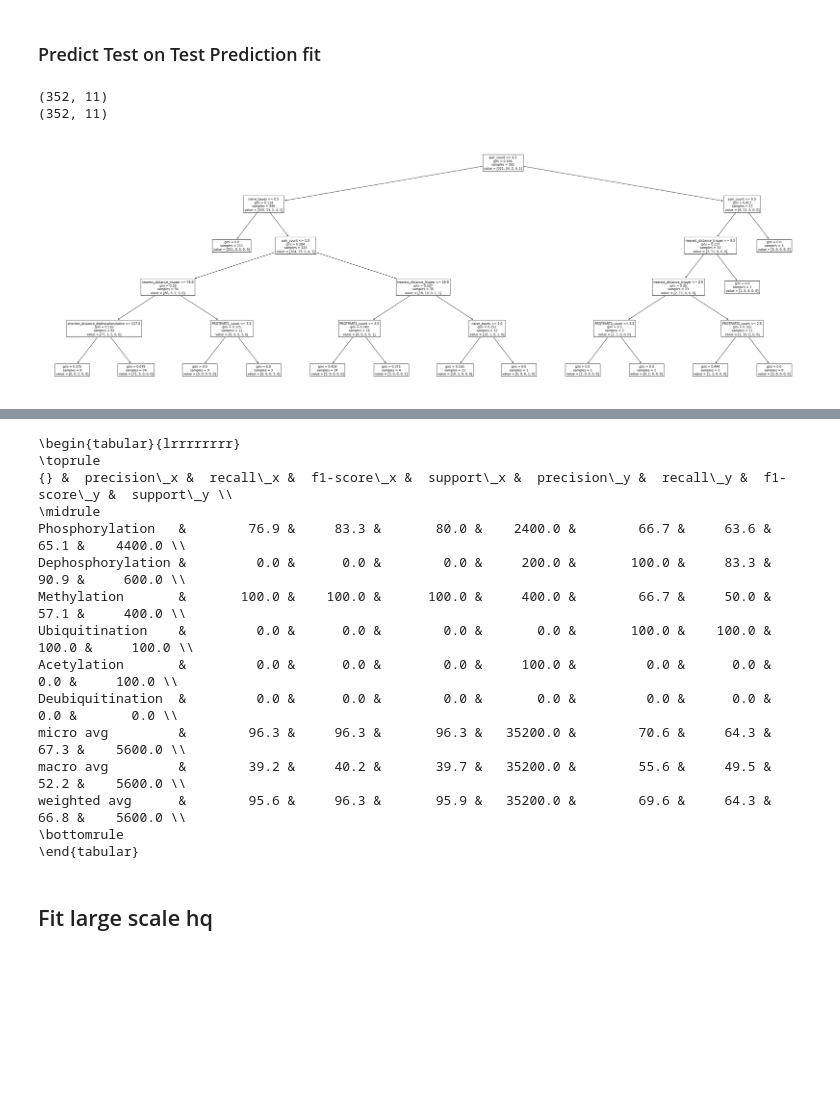
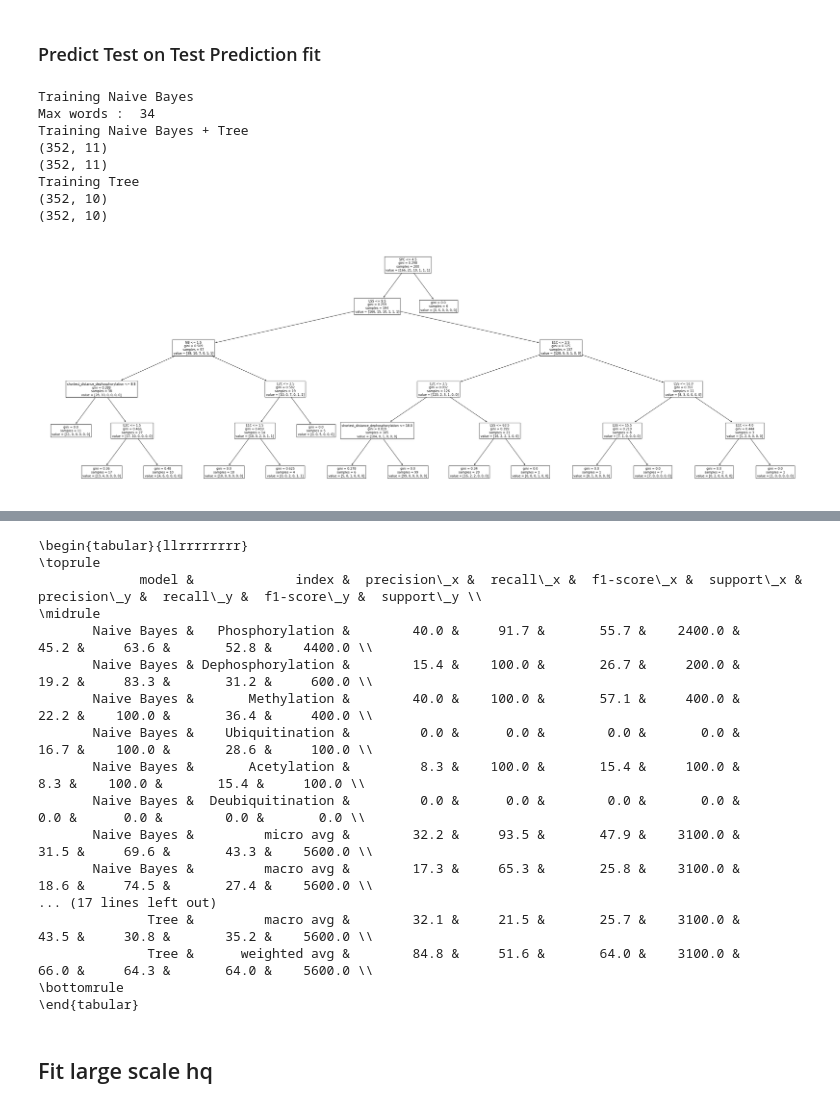
Before and after one commit to elangovana/bert-shortcuts, a Jupyter notebook: notebooks/ptm_ppi_shortcut_analysis.ipynb, the cells around one changed output, grey strips where cells are left out. Saved outputs shown, nothing was run; the diff lists cells and outputs as text; code cells hidden in the pictures; blank space fills up the shorter version.

```diff
--- a/notebooks/ptm_ppi_shortcut_analysis.ipynb
+++ b/notebooks/ptm_ppi_shortcut_analysis.ipynb
@@ -75,30 +97,33 @@ def float_percent_format(x):
 def int_format(x):
      return str(int(x))
 
-def print_report(actual, pred, latex=True, labels=None, label_names = renamed_labels):
+def print_report(actual, pred, labels=None, label_names = renamed_labels):
 
     pos_f1 = sklearn.metrics.f1_score(actual, pred, labels=labels, average='micro',
                                   sample_weight=None, zero_division=0)
     all_f1 = sklearn.metrics.f1_score(actual, pred, average='micro', sample_weight=None, zero_division=0)
-    print(sklearn.metrics.classification_report(actual,
-                                            pred,
-                                            output_dict=False,
-                                            labels=labels,zero_division=0)
-     )
 
 
+    d = sklearn.metrics.classification_report(actual,
+                                            pred,
+                                            output_dict=True,
+                                            labels=labels,zero_division=0)
+    df =  pd.DataFrame(d).T
+    df.index = list(map(lambda x: label_names[int(x)] if isint( x) else x, df.index))
 
-    if latex:
+    return df
 
-        d = sklearn.metrics.classification_report(actual,
-                                                pred,
-                                                output_dict=True,
-                                                labels=labels,zero_division=0)
-        df =  pd.DataFrame(d).T
-        df.index = list(map(lambda x: label_names[int(x)] if isint( x) else x, df.index))
+def print_report_all_classifiers(actual, results_dict, *args, **kwargs):
+    result = []
+    for k, v in results_dict.items():
+        df = print_report(actual,v["predictions"],  *args, **kwargs)
+        df.insert (0, "model", k)
 
-        print(df.to_latex(formatters = {"precision": float_percent_format, "recall":float_percent_format, "f1-score":float_percent_format,"support":int_format }))
-        return df
+        result.append(df)
+    df = pd.concat(result)
+    df.insert(1, "index", df.index)
+    print(df.to_latex(index=False, formatters = {"precision": float_percent_format, "recall":float_percent_format, "f1-score":float_percent_format,"support":int_format }))
+    return df
 # %%
 def plot_tree(m):
     _, ax = plt.subplots(1,1, figsize=(45,15))
@@ -269,15 +275,23 @@ weighted avg      &      69.6 &   64.3 &     66.8 &      56 \\
 # %%
 df_test_prediction = load_valtest_ensemble_pred(test_predictions_file)
 
-t_m, df_test_prediction["shortcut_pred"] = train_and_predict(df_test_prediction, min_df=1)
+result_test_bp = train_and_predict_all_classifiers(df_test_prediction, min_df=1)
 
-plot_tree(t_m)
+plot_tree(result[NAIVE_BAYES_WITH_TREE]["m"])
+print_report_all_classifiers(df_test_prediction["y"], result_test_bp,  pos_labels)
+
+print_report_all_classifiers(df_test_prediction["y"], result_test_bp, all_labels)
 
 
-print_report(df_test_prediction["y"], df_test_prediction["shortcut_pred"], False, pos_labels)
 
-l_test_pred =  print_report(df_test_prediction["y"], df_test_prediction["shortcut_pred"], True, pos_labels)
+l_test_pred =  print_report_all_classifiers(df_test_prediction["y"], result_test_bp,  pos_labels)
 # %% [output]
+Training Naive Bayes
+Max words :  34
+Training Naive Bayes + Tree
 (352, 11)
 (352, 11)
+Training Tree
+(352, 10)
+(352, 10)
-[figure, old version]
+[figure, new version]
@@ -299,21 +313,25 @@ weighted avg      &      95.6 &   96.3 &     95.9 &     352 \\
 \bottomrule
 \end{tabular}
 # %%
-print(l_test_pred.merge(l_test_gt, left_index = True, right_index=True).to_latex(float_format= lambda x: f"{x:.1%}").replace("\%",""))
+t = l_test_pred.merge(l_test_gt,  on =["model", "index"])
+
+print(t.to_latex(index=False, float_format= lambda x: f"{x:.1%}").replace("\%",""))
 # %% [output]
-\begin{tabular}{lrrrrrrrr}
+\begin{tabular}{llrrrrrrrr}
 \toprule
-{} &  precision\_x &  recall\_x &  f1-score\_x &  support\_x &  precision\_y &  recall\_y &  f1-score\_y &  support\_y \\
+             model &             index &  precision\_x &  recall\_x &  f1-score\_x &  support\_x &  precision\_y &  recall\_y &  f1-score\_y &  support\_y \\
 \midrule
-Phosphorylation   &        76.9 &     83.3 &       80.0 &    2400.0 &        66.7 &     63.6 &       65.1 &    4400.0 \\
-Dephosphorylation &         0.0 &      0.0 &        0.0 &     200.0 &       100.0 &     83.3 &       90.9 &     600.0 \\
-Methylation       &       100.0 &    100.0 &      100.0 &     400.0 &        66.7 &     50.0 &       57.1 &     400.0 \\
-Ubiquitination    &         0.0 &      0.0 &        0.0 &       0.0 &       100.0 &    100.0 &      100.0 &     100.0 \\
-Acetylation       &         0.0 &      0.0 &        0.0 &     100.0 &         0.0 &      0.0 &        0.0 &     100.0 \\
-Deubiquitination  &         0.0 &      0.0 &        0.0 &       0.0 &         0.0 &      0.0 &        0.0 &       0.0 \\
-micro avg         &        96.3 &     96.3 &       96.3 &   35200.0 &        70.6 &     64.3 &       67.3 &    5600.0 \\
-macro avg         &        39.2 &     40.2 &       39.7 &   35200.0 &        55.6 &     49.5 &       52.2 &    5600.0 \\
-weighted avg      &        95.6 &     96.3 &       95.9 &   35200.0 &        69.6 &     64.3 &       66.8 &    5600.0 \\
+       Naive Bayes &   Phosphorylation &        40.0 &     91.7 &       55.7 &    2400.0 &        45.2 &     63.6 &       52.8 &    4400.0 \\
+       Naive Bayes & Dephosphorylation &        15.4 &    100.0 &       26.7 &     200.0 &        19.2 &     83.3 &       31.2 &     600.0 \\
+       Naive Bayes &       Methylation &        40.0 &    100.0 &       57.1 &     400.0 &        22.2 &    100.0 &       36.4 &     400.0 \\
+       Naive Bayes &    Ubiquitination &         0.0 &      0.0 &        0.0 &       0.0 &        16.7 &    100.0 &       28.6 &     100.0 \\
+       Naive Bayes &       Acetylation &         8.3 &    100.0 &       15.4 &     100.0 &         8.3 &    100.0 &       15.4 &     100.0 \\
+       Naive Bayes &  Deubiquitination &         0.0 &      0.0 &        0.0 &       0.0 &         0.0 &      0.0 &        0.0 &       0.0 \\
+       Naive Bayes &         micro avg &        32.2 &     93.5 &       47.9 &    3100.0 &        31.5 &     69.6 &       43.3 &    5600.0 \\
+       Naive Bayes &         macro avg &        17.3 &     65.3 &       25.8 &    3100.0 &        18.6 &     74.5 &       27.4 &    5600.0 \\
+... (17 lines left out)
+              Tree &         macro avg &        32.1 &     21.5 &       25.7 &    3100.0 &        43.5 &     30.8 &       35.2 &    5600.0 \\
+              Tree &      weighted avg &        84.8 &     51.6 &       64.0 &    3100.0 &        66.0 &     64.3 &       64.0 &    5600.0 \\
 \bottomrule
 \end{tabular}
 # %% [markdown]
```
Also changed, not shown: parts of 21 cells of this notebook, 4 other files.
